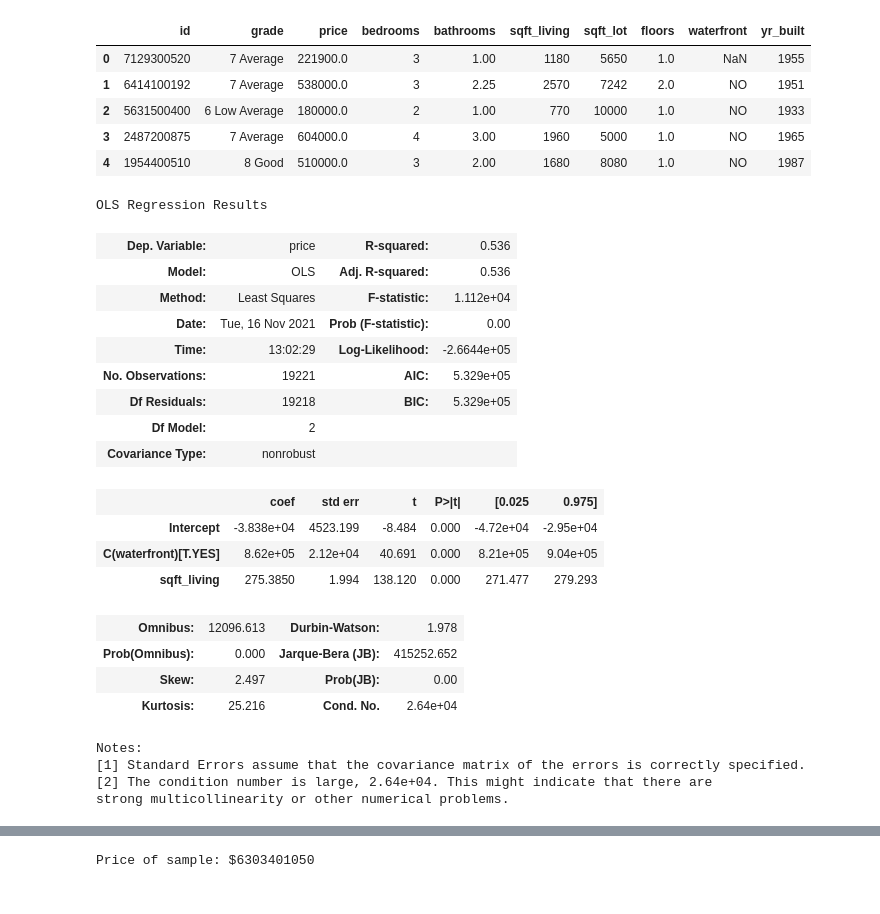
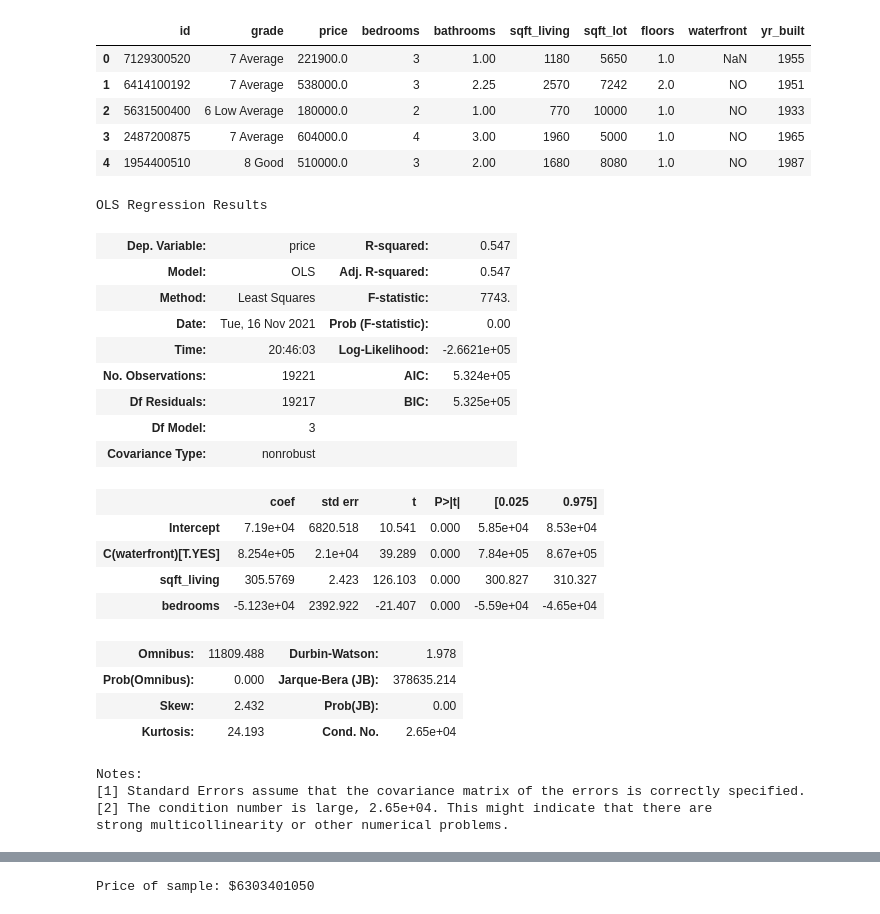
Before and after one commit to sumed-h/Group-3, a Jupyter notebook: Daniel Arthur's Notebook.ipynb, the cells around one changed output, grey strips where cells are left out. Cells and saved outputs as stored; diff of their text form; code cells hidden in the pictures.

Commit message:
shows model progression

```diff
--- a/Daniel Arthur's Notebook.ipynb
+++ b/Daniel Arthur's Notebook.ipynb
@@ -234,34 +256,44 @@ dg.head()
 # %%
 # Create a formula which incorporates sqft_living, bedrooms, and bathrooms.
 #formula = 'price ~ bedrooms'
-formula= 'price ~ sqft_living+ C(waterfront)'
+formula_1= 'price ~ sqft_living'
+formula_2= 'price ~ sqft_living + C(waterfront)'
+formula_3= 'price ~ sqft_living + C(waterfront) + bedrooms'
 # %%
 # feed the formula and dataframe into an instance of the ols class
 # chain the fit method off the end to train the model|
-model = ols(formula=formula, data=dg).fit()
+model_1 = ols(formula=formula_1, data=dg).fit()
+model_2 = ols(formula=formula_2, data=dg).fit()
+model_3 = ols(formula=formula_3, data=dg).fit()
 # %%
 # run the summary method off the end of the fit model
-model.summary()
+model_3.summary()
+#model.tvalues
+#model.pvalues
+#model.mse_total
+#model_1.coef_
+#model_1.
 # %% [output]
 OLS Regression Results
-| Dep. Variable: | price | R-squared: | 0.536 |
-| Model: | OLS | Adj. R-squared: | 0.536 |
-| Method: | Least Squares | F-statistic: | 1.112e+04 |
+| Dep. Variable: | price | R-squared: | 0.547 |
+| Model: | OLS | Adj. R-squared: | 0.547 |
+| Method: | Least Squares | F-statistic: | 7743. |
 | Date: | Tue, 16 Nov 2021 | Prob (F-statistic): | 0.00 |
-| Time: | 13:02:29 | Log-Likelihood: | -2.6644e+05 |
-| No. Observations: | 19221 | AIC: | 5.329e+05 |
-| Df Residuals: | 19218 | BIC: | 5.329e+05 |
-| Df Model: | 2 |  |  |
+| Time: | 20:46:03 | Log-Likelihood: | -2.6621e+05 |
+| No. Observations: | 19221 | AIC: | 5.324e+05 |
+| Df Residuals: | 19217 | BIC: | 5.325e+05 |
+| Df Model: | 3 |  |  |
 | Covariance Type: | nonrobust |  |  |
 |  | coef | std err | t | P>|t| | [0.025 | 0.975] |
-| Intercept | -3.838e+04 | 4523.199 | -8.484 | 0.000 | -4.72e+04 | -2.95e+04 |
-| C(waterfront)[T.YES] | 8.62e+05 | 2.12e+04 | 40.691 | 0.000 | 8.21e+05 | 9.04e+05 |
-| sqft_living | 275.3850 | 1.994 | 138.120 | 0.000 | 271.477 | 279.293 |
+| Intercept | 7.19e+04 | 6820.518 | 10.541 | 0.000 | 5.85e+04 | 8.53e+04 |
+| C(waterfront)[T.YES] | 8.254e+05 | 2.1e+04 | 39.289 | 0.000 | 7.84e+05 | 8.67e+05 |
+| sqft_living | 305.5769 | 2.423 | 126.103 | 0.000 | 300.827 | 310.327 |
+| bedrooms | -5.123e+04 | 2392.922 | -21.407 | 0.000 | -5.59e+04 | -4.65e+04 |
-| Omnibus: | 12096.613 | Durbin-Watson: | 1.978 |
-| Prob(Omnibus): | 0.000 | Jarque-Bera (JB): | 415252.652 |
-| Skew: | 2.497 | Prob(JB): | 0.00 |
-| Kurtosis: | 25.216 | Cond. No. | 2.64e+04 |
+| Omnibus: | 11809.488 | Durbin-Watson: | 1.978 |
+| Prob(Omnibus): | 0.000 | Jarque-Bera (JB): | 378635.214 |
+| Skew: | 2.432 | Prob(JB): | 0.00 |
+| Kurtosis: | 24.193 | Cond. No. | 2.65e+04 |
 Notes:
 [1] Standard Errors assume that the covariance matrix of the errors is correctly specified.
-[2] The condition number is large, 2.64e+04. This might indicate that there are
+[2] The condition number is large, 2.65e+04. This might indicate that there are
 strong multicollinearity or other numerical problems.
```
Also changed, not shown: parts of 33 cells of this notebook.
